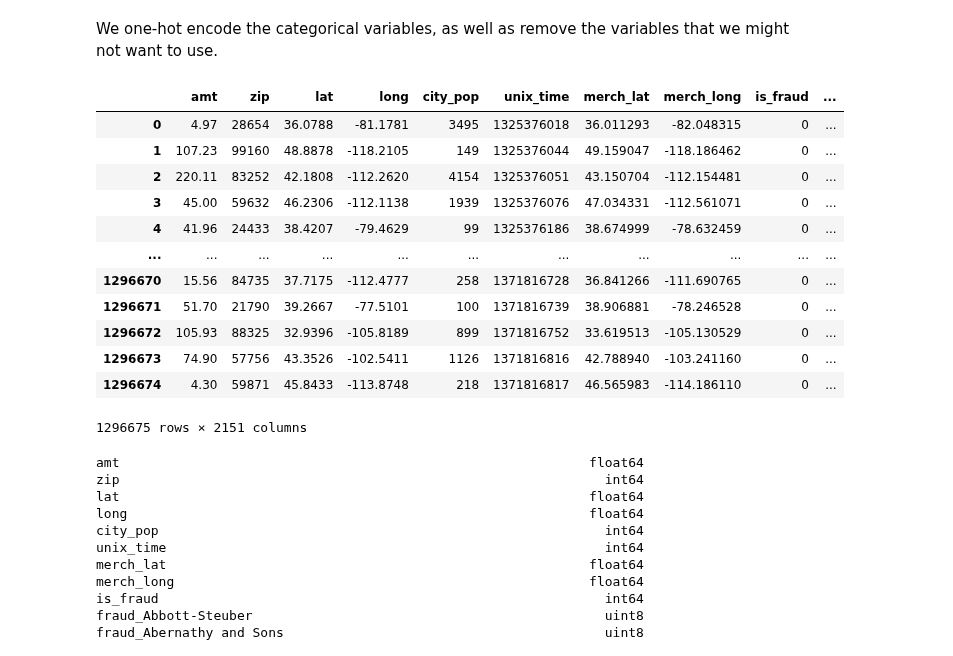
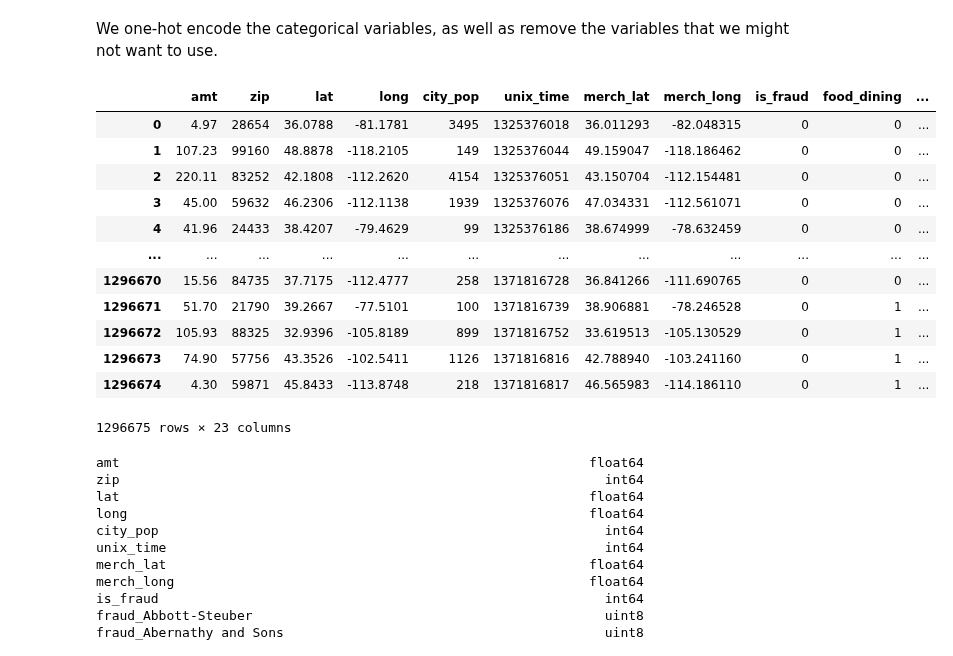
Before and after one commit to jwjwwjwj/BT4012, a Jupyter notebook: gh.ipynb, the cells around one changed output. Saved outputs shown, nothing was run; the diff lists cells and outputs as text; code cells hidden in the pictures.

```diff
--- a/gh.ipynb
+++ b/gh.ipynb
@@ -97,26 +97,26 @@ cat_variables = ["category", "gender"]
 We one-hot encode the categorical variables, as well as remove the variables that we might not want to use.
 # %%
 train = train.drop(train[not_useful], axis=1)
-cat_variables = ["merchant", "category", "gender", "city", "state", "job"]
+cat_variables = ["category", "gender"]
 
 for category in cat_variables:
     encoded = pd.get_dummies(train[category], drop_first=True)
     train = pd.concat([train.drop([category], axis=1),encoded], axis=1)
 train
 # %% [output]
-|  | amt | zip | lat | long | city_pop | unix_time | merch_lat | merch_long | is_fraud | ... |
-| 0 | 4.97 | 28654 | 36.0788 | -81.1781 | 3495 | 1325376018 | 36.011293 | -82.048315 | 0 | ... |
-| 1 | 107.23 | 99160 | 48.8878 | -118.2105 | 149 | 1325376044 | 49.159047 | -118.186462 | 0 | ... |
-| 2 | 220.11 | 83252 | 42.1808 | -112.2620 | 4154 | 1325376051 | 43.150704 | -112.154481 | 0 | ... |
-| 3 | 45.00 | 59632 | 46.2306 | -112.1138 | 1939 | 1325376076 | 47.034331 | -112.561071 | 0 | ... |
-| 4 | 41.96 | 24433 | 38.4207 | -79.4629 | 99 | 1325376186 | 38.674999 | -78.632459 | 0 | ... |
-| ... | ... | ... | ... | ... | ... | ... | ... | ... | ... | ... |
-| 1296670 | 15.56 | 84735 | 37.7175 | -112.4777 | 258 | 1371816728 | 36.841266 | -111.690765 | 0 | ... |
-| 1296671 | 51.70 | 21790 | 39.2667 | -77.5101 | 100 | 1371816739 | 38.906881 | -78.246528 | 0 | ... |
-| 1296672 | 105.93 | 88325 | 32.9396 | -105.8189 | 899 | 1371816752 | 33.619513 | -105.130529 | 0 | ... |
-| 1296673 | 74.90 | 57756 | 43.3526 | -102.5411 | 1126 | 1371816816 | 42.788940 | -103.241160 | 0 | ... |
-| 1296674 | 4.30 | 59871 | 45.8433 | -113.8748 | 218 | 1371816817 | 46.565983 | -114.186110 | 0 | ... |
+|  | amt | zip | lat | long | city_pop | unix_time | merch_lat | merch_long | is_fraud | food_dining | ... |
+| 0 | 4.97 | 28654 | 36.0788 | -81.1781 | 3495 | 1325376018 | 36.011293 | -82.048315 | 0 | 0 | ... |
+| 1 | 107.23 | 99160 | 48.8878 | -118.2105 | 149 | 1325376044 | 49.159047 | -118.186462 | 0 | 0 | ... |
+| 2 | 220.11 | 83252 | 42.1808 | -112.2620 | 4154 | 1325376051 | 43.150704 | -112.154481 | 0 | 0 | ... |
+| 3 | 45.00 | 59632 | 46.2306 | -112.1138 | 1939 | 1325376076 | 47.034331 | -112.561071 | 0 | 0 | ... |
+| 4 | 41.96 | 24433 | 38.4207 | -79.4629 | 99 | 1325376186 | 38.674999 | -78.632459 | 0 | 0 | ... |
+| ... | ... | ... | ... | ... | ... | ... | ... | ... | ... | ... | ... |
+| 1296670 | 15.56 | 84735 | 37.7175 | -112.4777 | 258 | 1371816728 | 36.841266 | -111.690765 | 0 | 0 | ... |
+| 1296671 | 51.70 | 21790 | 39.2667 | -77.5101 | 100 | 1371816739 | 38.906881 | -78.246528 | 0 | 1 | ... |
+| 1296672 | 105.93 | 88325 | 32.9396 | -105.8189 | 899 | 1371816752 | 33.619513 | -105.130529 | 0 | 1 | ... |
+| 1296673 | 74.90 | 57756 | 43.3526 | -102.5411 | 1126 | 1371816816 | 42.788940 | -103.241160 | 0 | 1 | ... |
+| 1296674 | 4.30 | 59871 | 45.8433 | -113.8748 | 218 | 1371816817 | 46.565983 | -114.186110 | 0 | 1 | ... |
-1296675 rows × 2151 columns
+1296675 rows × 23 columns
 # %%
 with pd.option_context('display.max_rows', None):
   print(train.dtypes)
```
Also changed, not shown: parts of 4 cells of this notebook, 4 other files.
